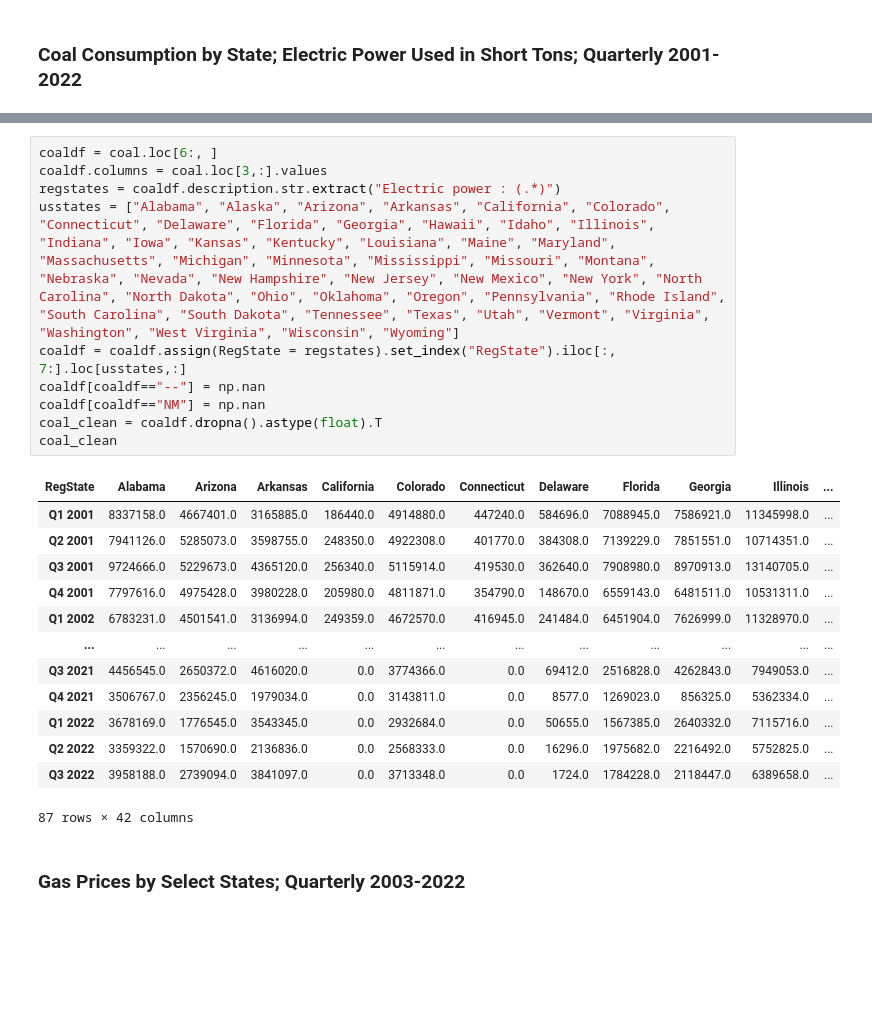
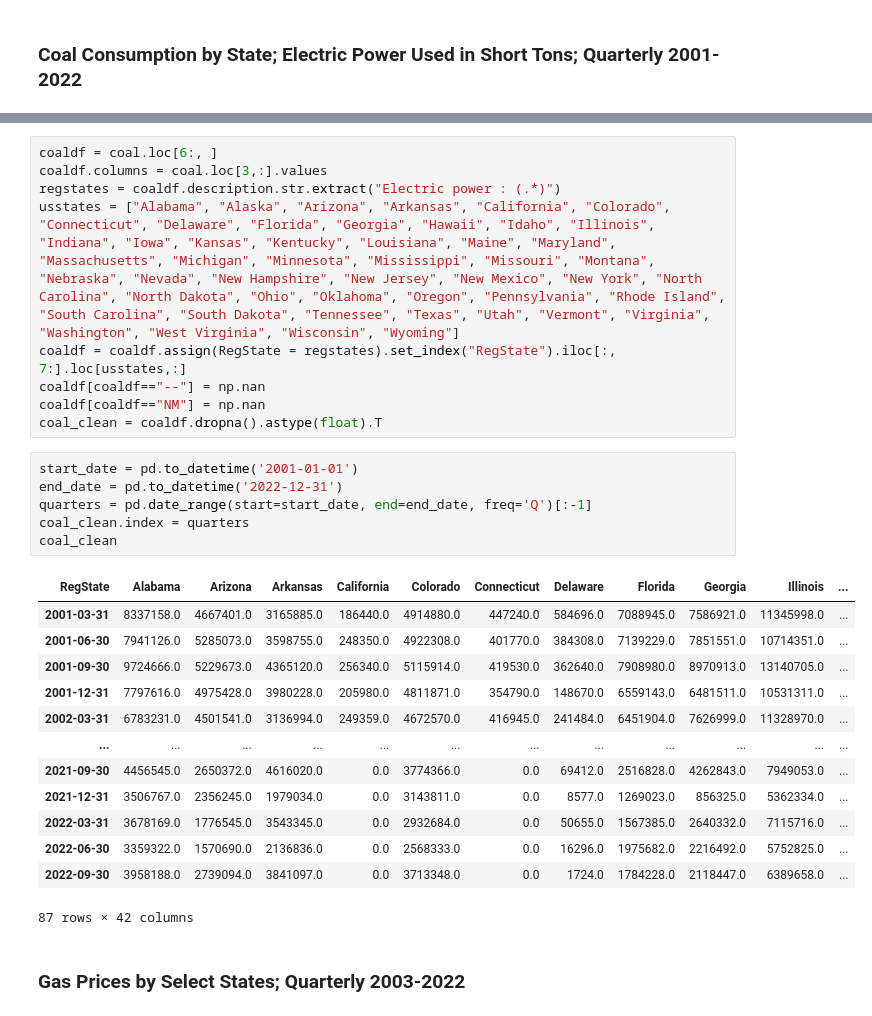
Before and after one commit to rohan-r-kulkarni/energy_analytics, a Jupyter notebook: climate_cleaning.ipynb, the cells around one changed output, grey strips where cells are left out. Drawn from its saved outputs; the diff is of its cells as text; blank space fills up the shorter version.

```diff
--- a/climate_eda.ipynb
+++ b/climate_cleaning.ipynb
@@ -34,21 +15,26 @@ coaldf = coaldf.assign(RegState = regstates).set_index("RegState").iloc[:, 7:].l
 coaldf[coaldf=="--"] = np.nan
 coaldf[coaldf=="NM"] = np.nan
 coal_clean = coaldf.dropna().astype(float).T
-coal_clean
-# %% [output]
-| RegState | Alabama | Arizona | Arkansas | California | Colorado | Connecticut | Delaware | Florida | Georgia | Illinois | ... |
-| Q1 2001 | 8337158.0 | 4667401.0 | 3165885.0 | 186440.0 | 4914880.0 | 447240.0 | 584696.0 | 7088945.0 | 7586921.0 | 11345998.0 | ... |
-| Q2 2001 | 7941126.0 | 5285073.0 | 3598755.0 | 248350.0 | 4922308.0 | 401770.0 | 384308.0 | 7139229.0 | 7851551.0 | 10714351.0 | ... |
-| Q3 2001 | 9724666.0 | 5229673.0 | 4365120.0 | 256340.0 | 5115914.0 | 419530.0 | 362640.0 | 7908980.0 | 8970913.0 | 13140705.0 | ... |
-| Q4 2001 | 7797616.0 | 4975428.0 | 3980228.0 | 205980.0 | 4811871.0 | 354790.0 | 148670.0 | 6559143.0 | 6481511.0 | 10531311.0 | ... |
-| Q1 2002 | 6783231.0 | 4501541.0 | 3136994.0 | 249359.0 | 4672570.0 | 416945.0 | 241484.0 | 6451904.0 | 7626999.0 | 11328970.0 | ... |
-| ... | ... | ... | ... | ... | ... | ... | ... | ... | ... | ... | ... |
-| Q3 2021 | 4456545.0 | 2650372.0 | 4616020.0 | 0.0 | 3774366.0 | 0.0 | 69412.0 | 2516828.0 | 4262843.0 | 7949053.0 | ... |
-| Q4 2021 | 3506767.0 | 2356245.0 | 1979034.0 | 0.0 | 3143811.0 | 0.0 | 8577.0 | 1269023.0 | 856325.0 | 5362334.0 | ... |
-| Q1 2022 | 3678169.0 | 1776545.0 | 3543345.0 | 0.0 | 2932684.0 | 0.0 | 50655.0 | 1567385.0 | 2640332.0 | 7115716.0 | ... |
-| Q2 2022 | 3359322.0 | 1570690.0 | 2136836.0 | 0.0 | 2568333.0 | 0.0 | 16296.0 | 1975682.0 | 2216492.0 | 5752825.0 | ... |
-| Q3 2022 | 3958188.0 | 2739094.0 | 3841097.0 | 0.0 | 3713348.0 | 0.0 | 1724.0 | 1784228.0 | 2118447.0 | 6389658.0 | ... |
-87 rows × 42 columns
+# %%
+start_date = pd.to_datetime('2001-01-01')
+end_date = pd.to_datetime('2022-12-31')
+quarters = pd.date_range(start=start_date, end=end_date, freq='Q')[:-1]
+coal_clean.index = quarters
+coal_clean
+# %% [output]
+| RegState | Alabama | Arizona | Arkansas | California | Colorado | Connecticut | Delaware | Florida | Georgia | Illinois | ... |
+| 2001-03-31 | 8337158.0 | 4667401.0 | 3165885.0 | 186440.0 | 4914880.0 | 447240.0 | 584696.0 | 7088945.0 | 7586921.0 | 11345998.0 | ... |
+| 2001-06-30 | 7941126.0 | 5285073.0 | 3598755.0 | 248350.0 | 4922308.0 | 401770.0 | 384308.0 | 7139229.0 | 7851551.0 | 10714351.0 | ... |
+| 2001-09-30 | 9724666.0 | 5229673.0 | 4365120.0 | 256340.0 | 5115914.0 | 419530.0 | 362640.0 | 7908980.0 | 8970913.0 | 13140705.0 | ... |
+| 2001-12-31 | 7797616.0 | 4975428.0 | 3980228.0 | 205980.0 | 4811871.0 | 354790.0 | 148670.0 | 6559143.0 | 6481511.0 | 10531311.0 | ... |
+| 2002-03-31 | 6783231.0 | 4501541.0 | 3136994.0 | 249359.0 | 4672570.0 | 416945.0 | 241484.0 | 6451904.0 | 7626999.0 | 11328970.0 | ... |
+| ... | ... | ... | ... | ... | ... | ... | ... | ... | ... | ... | ... |
+| 2021-09-30 | 4456545.0 | 2650372.0 | 4616020.0 | 0.0 | 3774366.0 | 0.0 | 69412.0 | 2516828.0 | 4262843.0 | 7949053.0 | ... |
+| 2021-12-31 | 3506767.0 | 2356245.0 | 1979034.0 | 0.0 | 3143811.0 | 0.0 | 8577.0 | 1269023.0 | 856325.0 | 5362334.0 | ... |
+| 2022-03-31 | 3678169.0 | 1776545.0 | 3543345.0 | 0.0 | 2932684.0 | 0.0 | 50655.0 | 1567385.0 | 2640332.0 | 7115716.0 | ... |
+| 2022-06-30 | 3359322.0 | 1570690.0 | 2136836.0 | 0.0 | 2568333.0 | 0.0 | 16296.0 | 1975682.0 | 2216492.0 | 5752825.0 | ... |
+| 2022-09-30 | 3958188.0 | 2739094.0 | 3841097.0 | 0.0 | 3713348.0 | 0.0 | 1724.0 | 1784228.0 | 2118447.0 | 6389658.0 | ... |
+87 rows × 42 columns
 # %% [markdown]
 <h3>Gas Prices by Select States; Quarterly 2003-2022</h3>
 # %%
```
Also changed, not shown: parts of 4 cells of this notebook, 18 other files.
